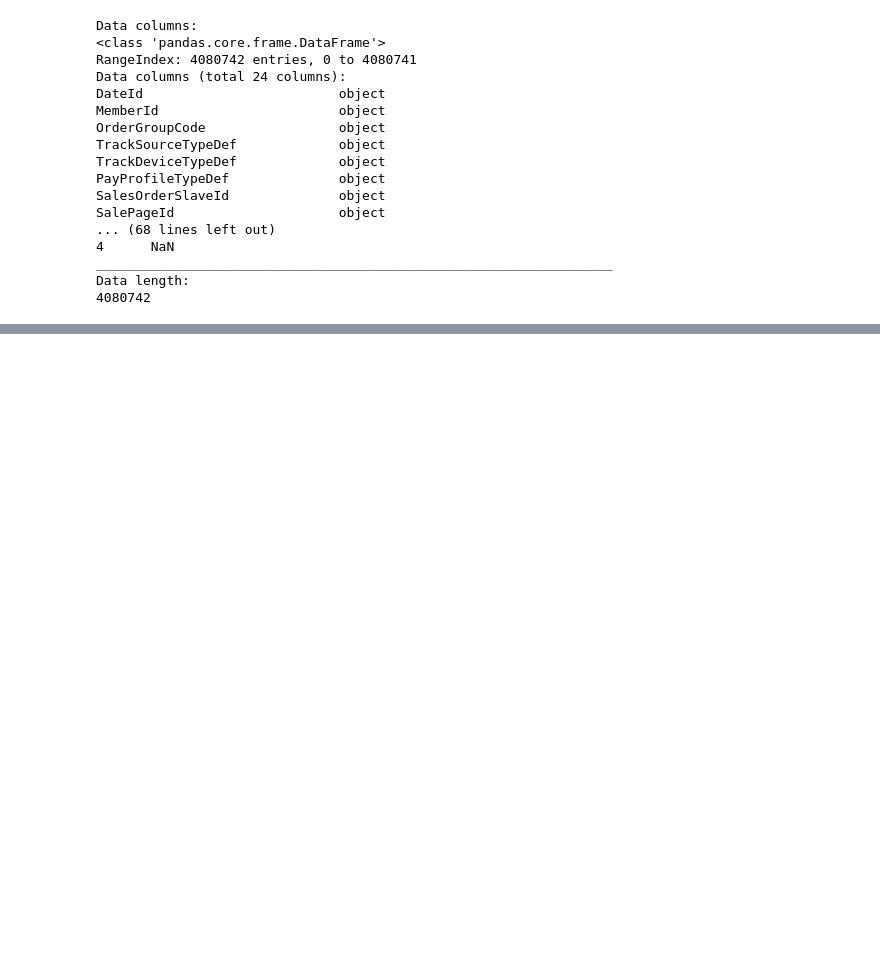
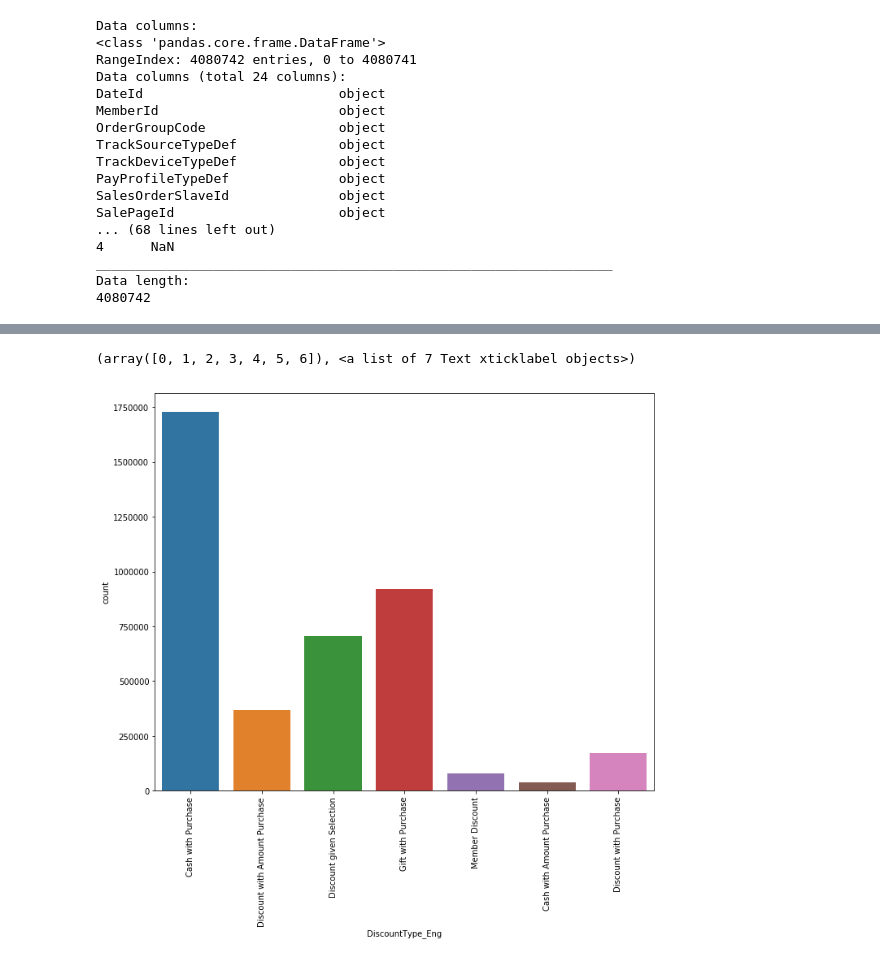
Before and after one commit to ChiaYi-LIN/1072-CSX4001-B04704016, a Jupyter notebook: eda.ipynb, the cells around one changed output, grey strips where cells are left out. Cells and saved outputs as stored; diff of their text form; code cells hidden in the pictures; blank space fills up the shorter version.

```diff
--- a/eda.ipynb
+++ b/eda.ipynb
@@ -222,0 +279,3 @@ price_to_quantity.set_axis_labels("$Price$", "$Quantity$")
+# %%
+promotion_order = pd.read_csv("./Dataset/PromotionOrders.csv", dtype="unicode")
+describe_pd_data(promotion_order)
@@ -222,0 +312,17 @@ price_to_quantity.set_axis_labels("$Price$", "$Quantity$")
+# %%
+promotion_order["DiscountType_Eng"] = promotion_order["DiscountType"].replace({
+    '滿額打折': 'Discount with Purchase',
+    '滿額折現': 'Cash with Purchase',
+    '滿額贈': 'Gift with Purchase',
+    '任選優惠價': 'Discount given Selection',
+    '滿件打折': 'Discount with Amount Purchase',
+    '滿件折現': 'Cash with Amount Purchase',
+    '會員滿額打折': 'Member Discount'
+    })
+# %%
+f, ax = plt.subplots(figsize=(11, 9))
+sns.countplot(x="DiscountType_Eng", data=promotion_order)
+plt.xticks(rotation=90)
+# %% [output]
+(array([0, 1, 2, 3, 4, 5, 6]), <a list of 7 Text xticklabel objects>)
+[figure, added]
```
Also changed, not shown: parts of 19 cells of this notebook.
